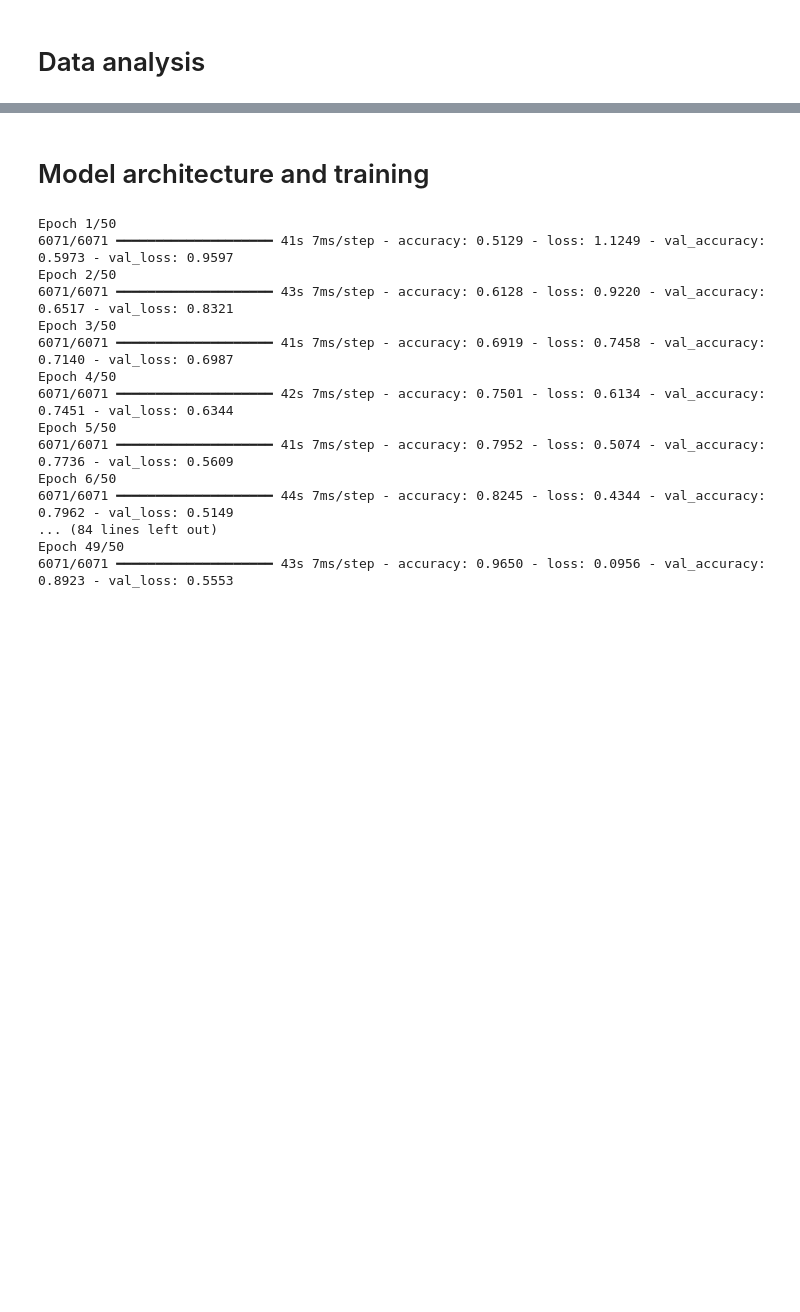
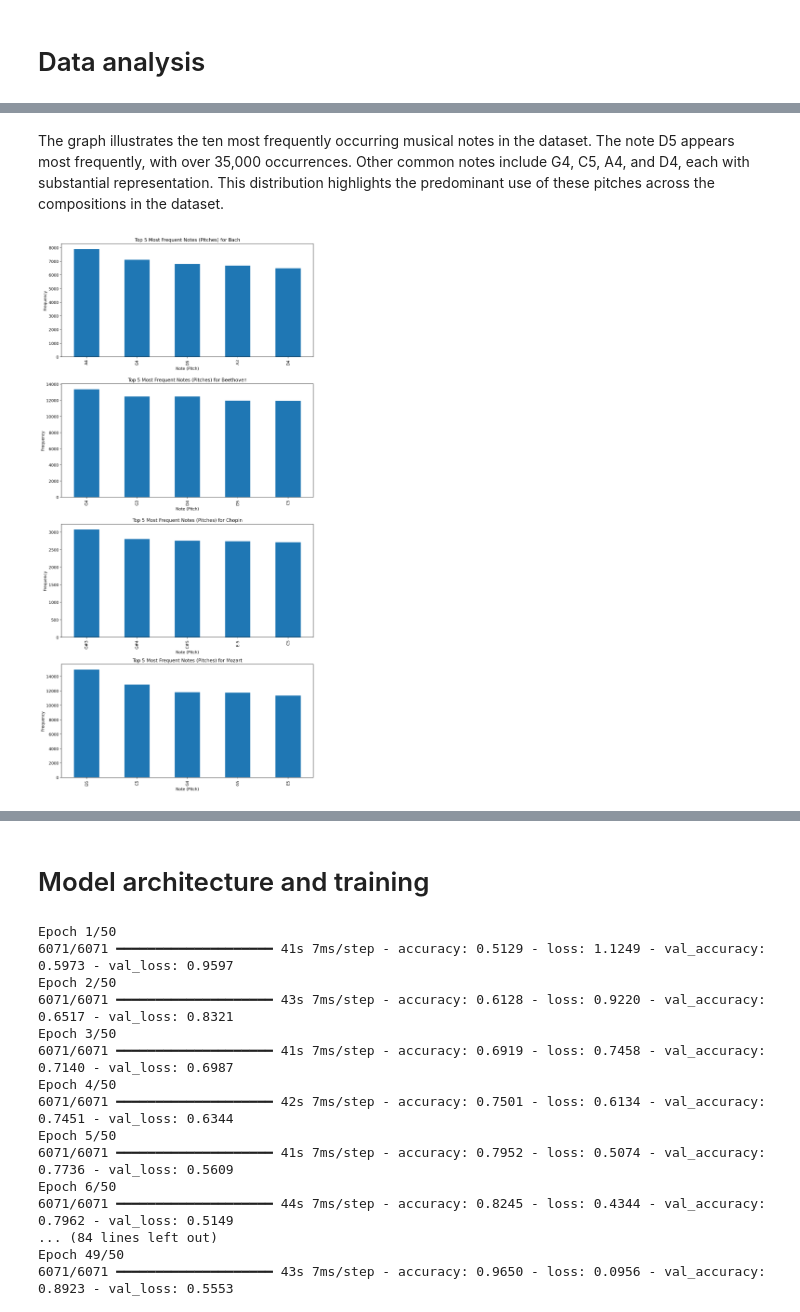
Before and after one commit to elan-wilkinson/Musical-Composer-Prediction-Grp8, a Jupyter notebook: AAI_511_Project_Midi_classic_music.ipynb, the cells around one changed output, grey strips where cells are left out. Saved outputs shown, nothing was run; the diff lists cells and outputs as text; code cells hidden in the pictures; blank space fills up the shorter version.

Commit message:
EDA Complete
EDA discussing how the data looks and how we can use an RNN with LTSM as a way forward based on what is found with the sequence patterns

```diff
--- a/AAI_511_Project_Midi_classic_music.ipynb
+++ b/AAI_511_Project_Midi_classic_music.ipynb
@@ -172,0 +218,40 @@ NameError: name 'all_notes' is not defined
+# %% [markdown]
+The graph illustrates the ten most frequently occurring musical notes in the dataset. The note D5 appears most frequently, with over 35,000 occurrences. Other common notes include G4, C5, A4, and D4, each with substantial representation. This distribution highlights the predominant use of these pitches across the compositions in the dataset.
+# %%
+# Function to plot top 5 pitches for each composer as subplots
+def plot_top_pitches_by_composer(notes, labels):
+    composer_notes = {}
+
+    # Aggregate notes by composer
+    for note_list, label in zip(notes, labels):
+        if label not in composer_notes:
+            composer_notes[label] = []
+        composer_notes[label].extend(note_list)
+
+    composers = list(composer_notes.keys())
+    num_composers = len(composers)
+
+    # Create subplots
+    fig, axes = plt.subplots(nrows=num_composers, ncols=1, figsize=(10, 5 * num_composers))
+
+    if num_composers == 1:
+        axes = [axes]  # Ensure axes is iterable if there is only one subplot
+
+    # Plot top 5 pitches for each composer
+    for ax, composer in zip(axes, composers):
+        notes = composer_notes[composer]
+        pitch_counts = pd.Series(notes).value_counts()
+        top_pitches = pitch_counts.head(5)
+
+        top_pitches.plot(kind='bar', ax=ax)
+        ax.set_title(f"Top 5 Most Frequent Notes (Pitches) for {composer}")
+        ax.set_xlabel("Note (Pitch)")
+        ax.set_ylabel("Frequency")
+
+    plt.tight_layout()
+    plt.show()
+
+# Call the function with your data
+plot_top_pitches_by_composer(all_notes, labels)
+# %% [output]
+[figure, added]
```
Also changed, not shown: parts of 11 cells of this notebook.
